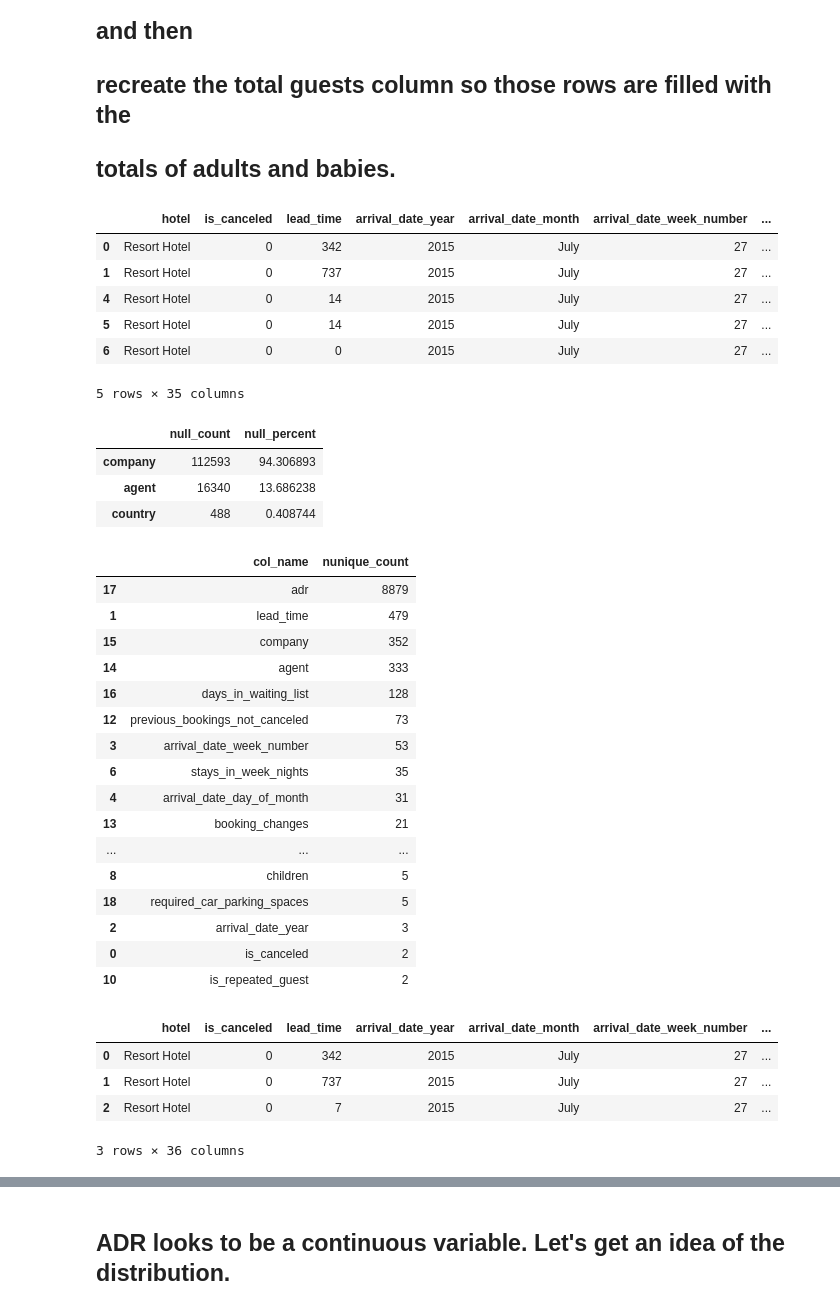
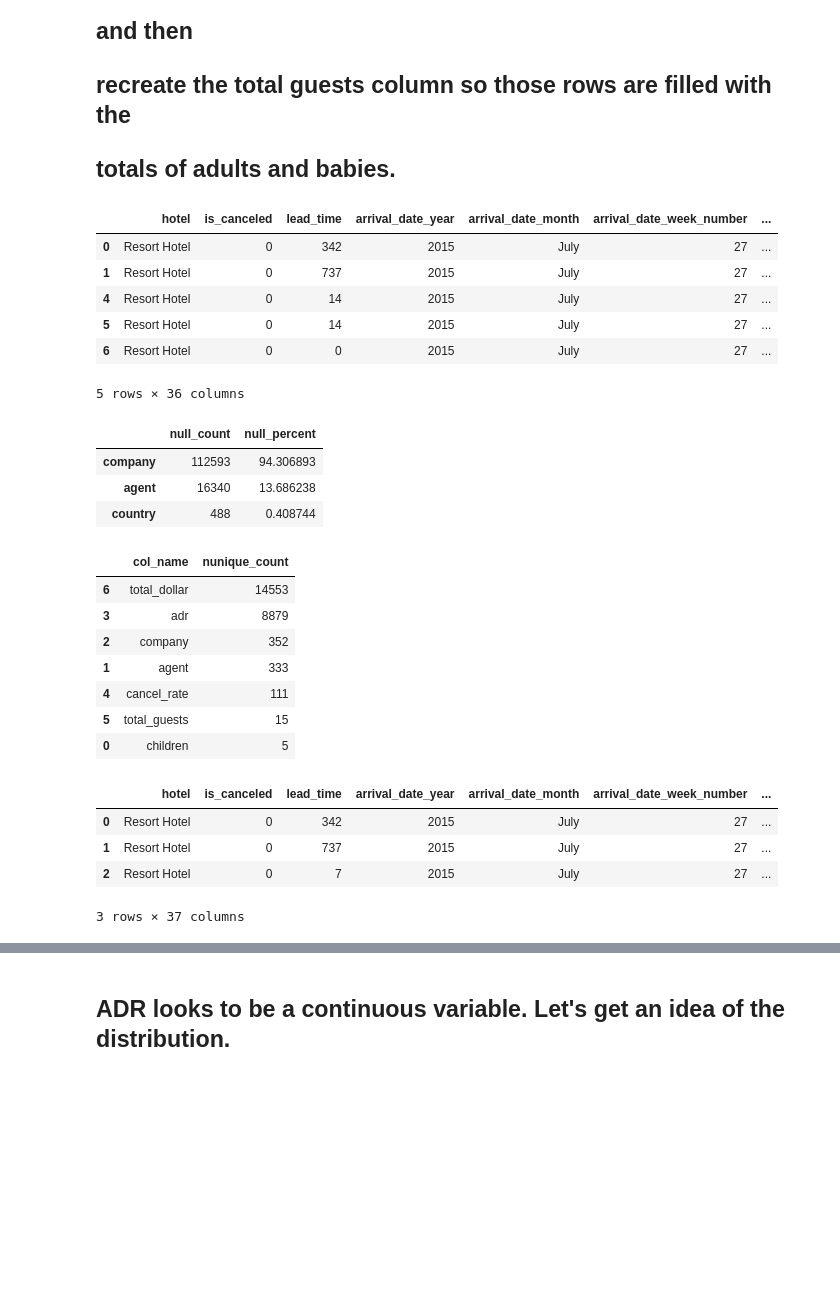
Before and after one commit to josephburton06/Hotel-Bookings, a Jupyter notebook: acquire_prep_some_explore_hotel_bookings.ipynb, the cells around one changed output, grey strips where cells are left out. Cells and saved outputs as stored; diff of their text form; code cells hidden in the pictures; blank space fills up the shorter version.

```diff
--- a/acquire_prep_some_explore_hotel_bookings.ipynb
+++ b/acquire_prep_some_explore_hotel_bookings.ipynb
@@ -172,0 +174,2 @@ df['total_nights_stay'] = df['stays_in_week_nights'] + df['stays_in_weekend_nigh
+# %%
+df['total_dollar'] = df['total_nights_stay'] * df['adr']
@@ -200,7 +304,7 @@ df[df['total_guests'] > 1].head()
 | 4 | Resort Hotel | 0 | 14 | 2015 | July | 27 | ... |
 | 5 | Resort Hotel | 0 | 14 | 2015 | July | 27 | ... |
 | 6 | Resort Hotel | 0 | 0 | 2015 | July | 27 | ... |
-5 rows × 35 columns
+5 rows × 36 columns
 # %%
 data = {'null_count': df.isnull().sum(), 'null_percent': (df.isnull().sum()/df.shape[0]) * 100}
 df_nulls = pd.DataFrame(data=data)
@@ -213,38 +317,29 @@ df_nulls[df_nulls['null_count'] > 0].sort_values(by='null_count', ascending=Fals
 # %%
 # Looking at unique value counts in numeric columns.  This can be useful to detect continuous
 # variable columns and categorical.  Integers are sometimes used as an encoded value for
 # categorical columns.
 
 # Make a list of numeric column names
 numeric_cols = list(df.select_dtypes(include=['float64', 'int64']))
 
 # Make an empty dataframe to house the results of the unique counts
 numeric_nunique_counts = pd.DataFrame(columns=['col_name', 'nunique_count'])
 
 # A loop to count the unique values in a column and then append the results to the empty dataframe above.
 # Finally, we sort the new dataframe by the count descending in order to find the higher unique count
 # columns first.
 for col in numeric_cols:
-    numeric_nunique_counts = nunique_counts.append({'col_name': str(col), 'nunique_count': df[col].nunique()} ,ignore_index=True)
+    numeric_nunique_counts = numeric_nunique_counts.append({'col_name': str(col), 'nunique_count': df[col].nunique()} ,ignore_index=True)
 numeric_nunique_counts.sort_values(by=['nunique_count'], ascending=False)
 # %% [output]
 |  | col_name | nunique_count |
-| 17 | adr | 8879 |
-| 1 | lead_time | 479 |
-| 15 | company | 352 |
-| 14 | agent | 333 |
-| 16 | days_in_waiting_list | 128 |
-| 12 | previous_bookings_not_canceled | 73 |
-| 3 | arrival_date_week_number | 53 |
-| 6 | stays_in_week_nights | 35 |
-| 4 | arrival_date_day_of_month | 31 |
-| 13 | booking_changes | 21 |
-| ... | ... | ... |
-| 8 | children | 5 |
-| 18 | required_car_parking_spaces | 5 |
-| 2 | arrival_date_year | 3 |
-| 0 | is_canceled | 2 |
-| 10 | is_repeated_guest | 2 |
+| 6 | total_dollar | 14553 |
+| 3 | adr | 8879 |
+| 2 | company | 352 |
+| 1 | agent | 333 |
+| 4 | cancel_rate | 111 |
+| 5 | total_guests | 15 |
+| 0 | children | 5 |
 # %%
 # Arrival month is the word value.  Let's create a column for the integer value to create an arrival date column.
 d = {'January':1, 'February':2, 'March':3, 'April':4, 'May':5, 'June':6, 'July':7, 'August':8, 'September':9, 'October':10, 'November':11, 'December':12}
@@ -255,7 +350,7 @@ df.head(3)
 | 0 | Resort Hotel | 0 | 342 | 2015 | July | 27 | ... |
 | 1 | Resort Hotel | 0 | 737 | 2015 | July | 27 | ... |
 | 2 | Resort Hotel | 0 | 7 | 2015 | July | 27 | ... |
-3 rows × 36 columns
+3 rows × 37 columns
 # %%
 # Combine the year, month, and day to create an arrival date column and convert it to datetime.
 df.rename(columns={'arrival_date_year': 'year', 'arrival_date_day_of_month': 'day'}, inplace=True)
```
Also changed, not shown: parts of 55 cells of this notebook.
